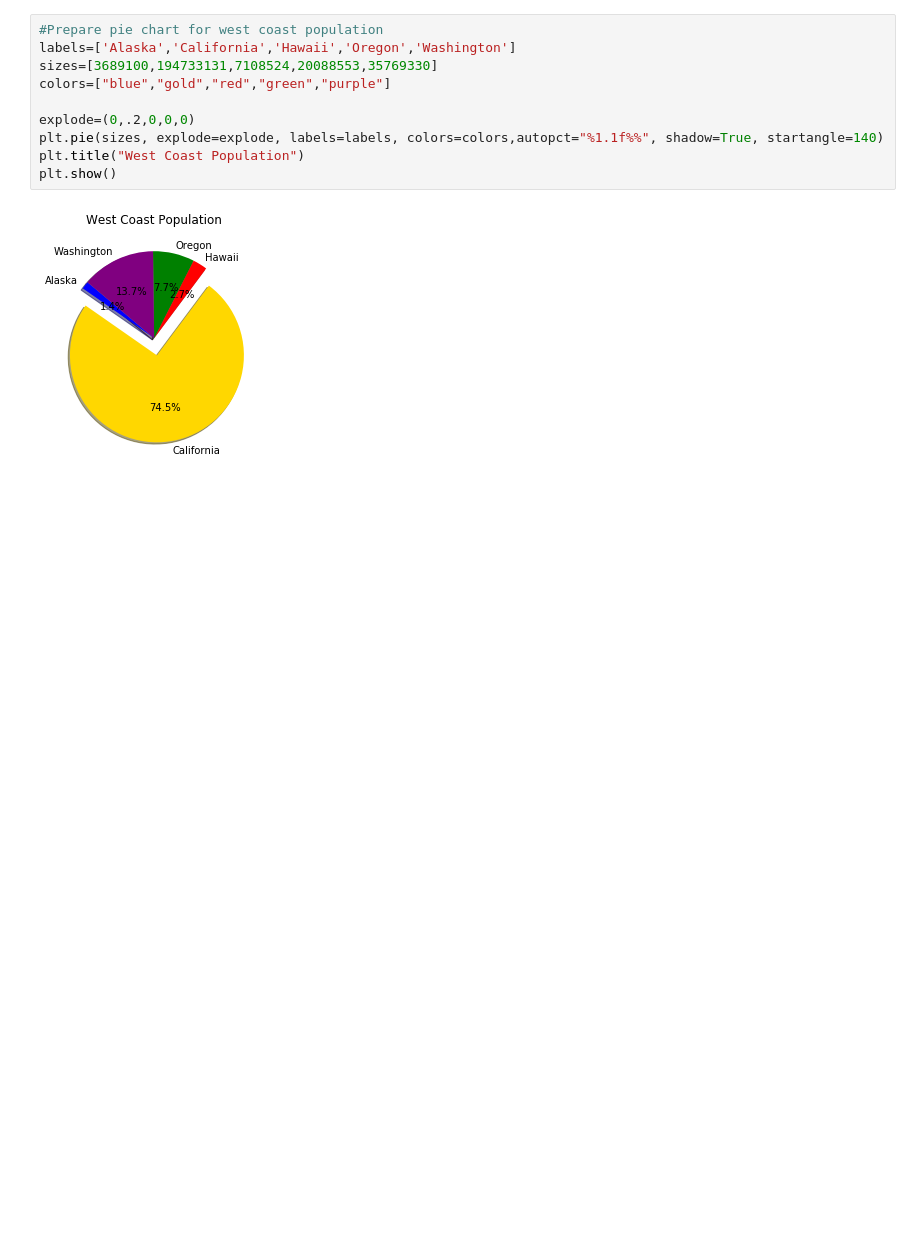
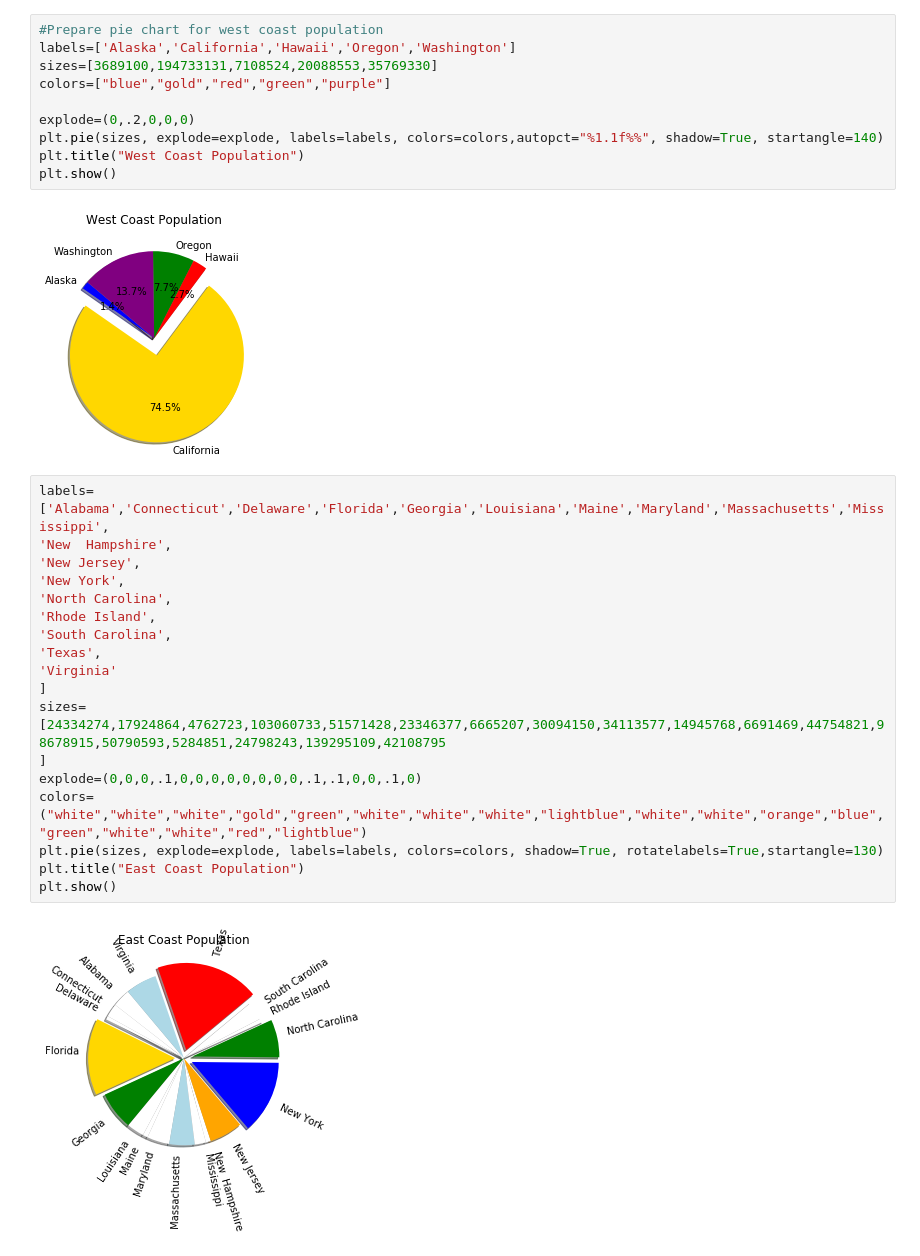
Before and after one commit to deirdrebclark/Project1, a Jupyter notebook: PopAnalysisAll.ipynb, the cells around one changed output. Saved outputs shown, nothing was run; the diff lists cells and outputs as text; blank space fills up the shorter version.

Commit message:
Population pie charts added

```diff
--- a/PopAnalysisAll.ipynb
+++ b/PopAnalysisAll.ipynb
@@ -213,3 +213,23 @@ plt.title("West Coast Population")
 plt.show()
 # %% [output]
 [figure]
+# %%
+labels=['Alabama','Connecticut','Delaware','Florida','Georgia','Louisiana','Maine','Maryland','Massachusetts','Mississippi',
+'New  Hampshire',
+'New Jersey',
+'New York',
+'North Carolina',
+'Rhode Island',
+'South Carolina',
+'Texas',
+'Virginia'
+]
+sizes=[24334274,17924864,4762723,103060733,51571428,23346377,6665207,30094150,34113577,14945768,6691469,44754821,98678915,50790593,5284851,24798243,139295109,42108795
+]
+explode=(0,0,0,.1,0,0,0,0,0,0,0,0,.1,.1,0,0,.1,0)
+colors=("white","white","white","gold","green","white","white","white","lightblue","white","white","orange","blue","green","white","white","red","lightblue")
+plt.pie(sizes, explode=explode, labels=labels, colors=colors, shadow=True, rotatelabels=True,startangle=130)
+plt.title("East Coast Population")
+plt.show()
+# %% [output]
+[figure, added]
```
